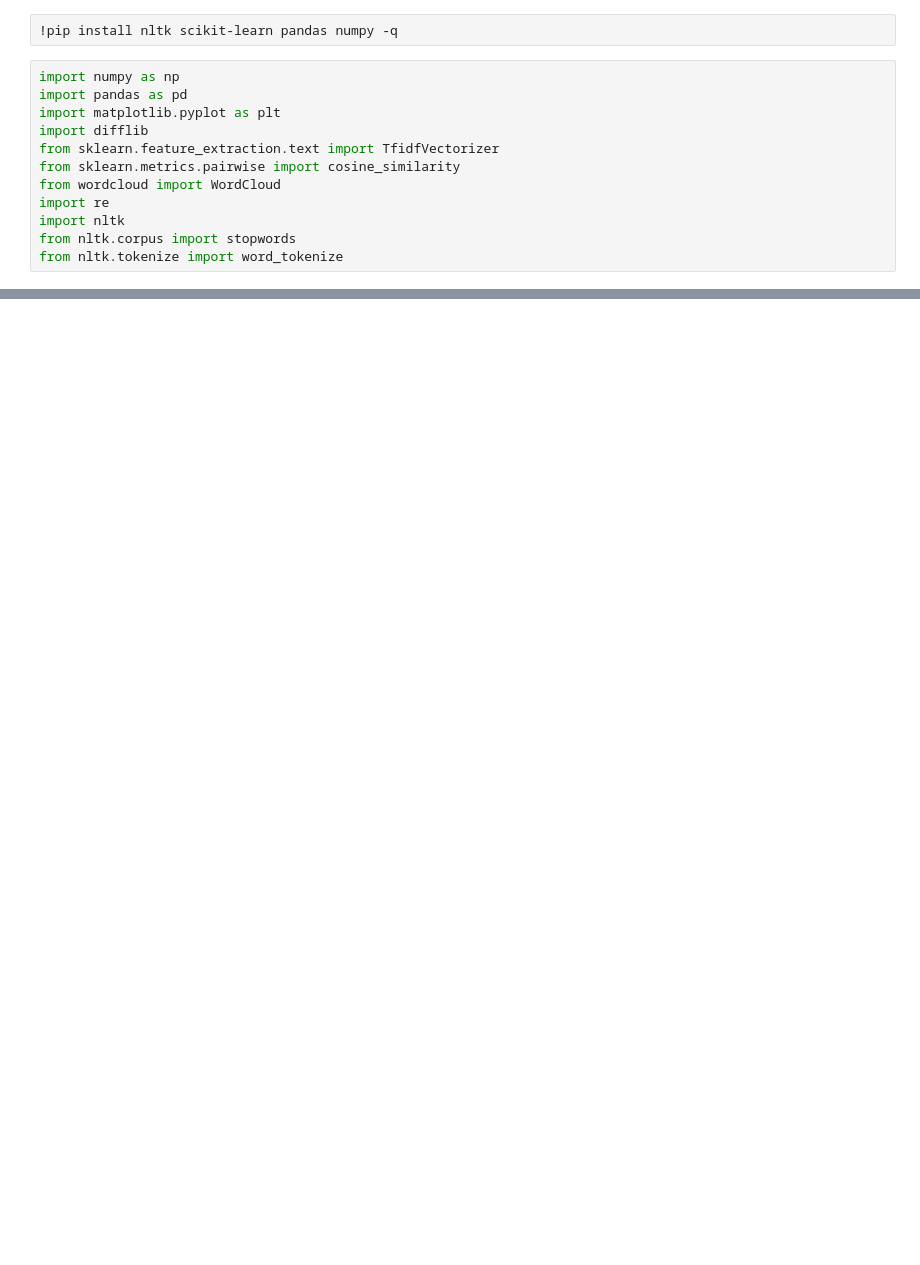
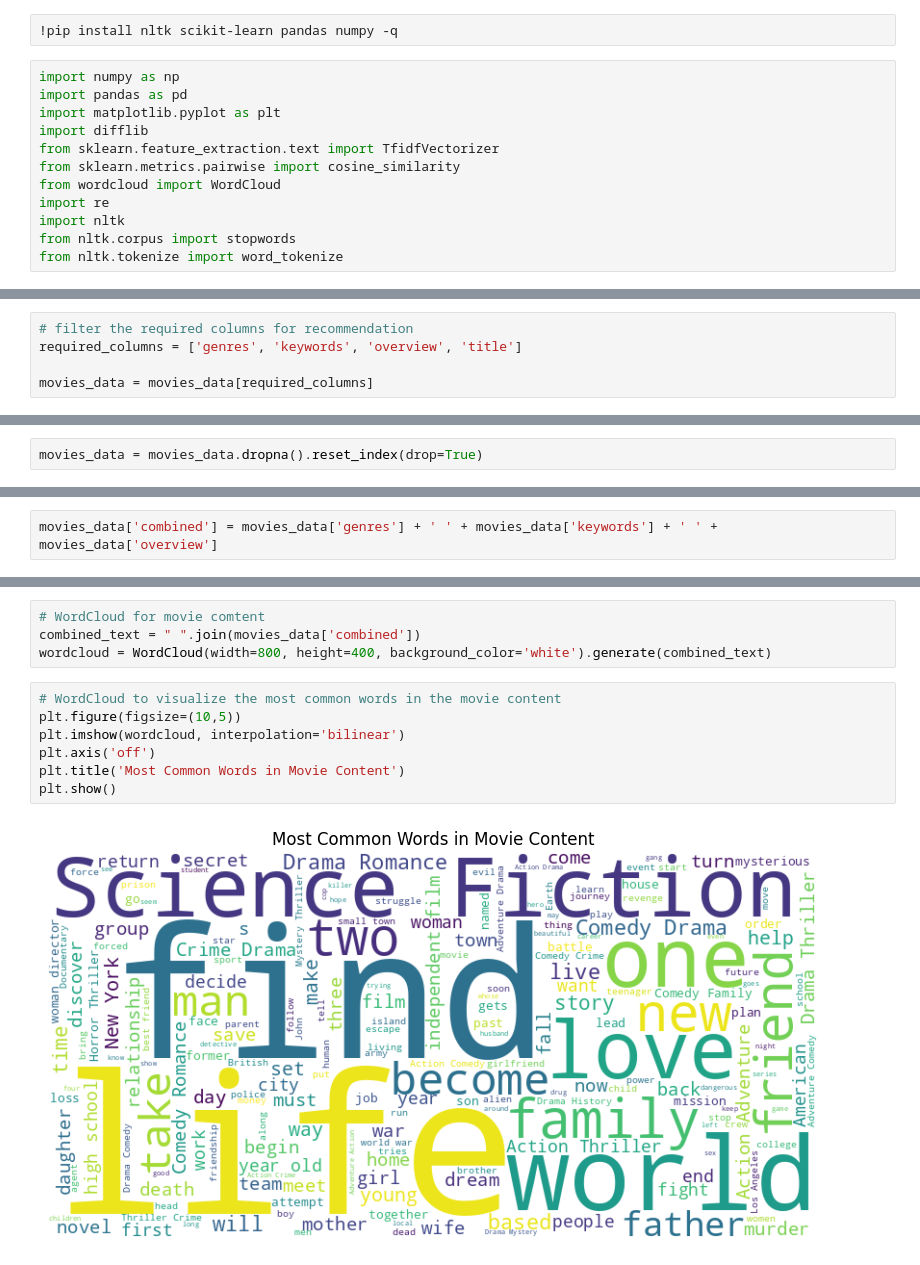
Before and after one commit to Priangshu-18/Movie-Recommendation-App, a Jupyter notebook: Movie_Recommendation_App.ipynb, the cells around one changed output, grey strips where cells are left out. Saved outputs shown, nothing was run; the diff lists cells and outputs as text; blank space fills up the shorter version.

```diff
--- a/Movie_Recommendation_App.ipynb
+++ b/Movie_Recommendation_App.ipynb
@@ -20,0 +50,5 @@ ParserError: Error tokenizing data. C error: EOF inside string starting at row 2
+# %%
+# filter the required columns for recommendation
+required_columns = ['genres', 'keywords', 'overview', 'title']
+
+movies_data = movies_data[required_columns]
@@ -20,0 +79,2 @@ ParserError: Error tokenizing data. C error: EOF inside string starting at row 2
+# %%
+movies_data = movies_data.dropna().reset_index(drop=True)
@@ -20,0 +95,2 @@ ParserError: Error tokenizing data. C error: EOF inside string starting at row 2
+# %%
+movies_data['combined'] = movies_data['genres'] + ' ' + movies_data['keywords'] + ' ' + movies_data['overview']
@@ -20,0 +111,13 @@ ParserError: Error tokenizing data. C error: EOF inside string starting at row 2
+# %%
+# WordCloud for movie comtent
+combined_text = " ".join(movies_data['combined'])
+wordcloud = WordCloud(width=800, height=400, background_color='white').generate(combined_text)
+# %%
+# WordCloud to visualize the most common words in the movie content
+plt.figure(figsize=(10,5))
+plt.imshow(wordcloud, interpolation='bilinear')
+plt.axis('off')
+plt.title('Most Common Words in Movie Content')
+plt.show()
+# %% [output]
+[figure, added]
```
Also changed, not shown: parts of 18 cells of this notebook.
